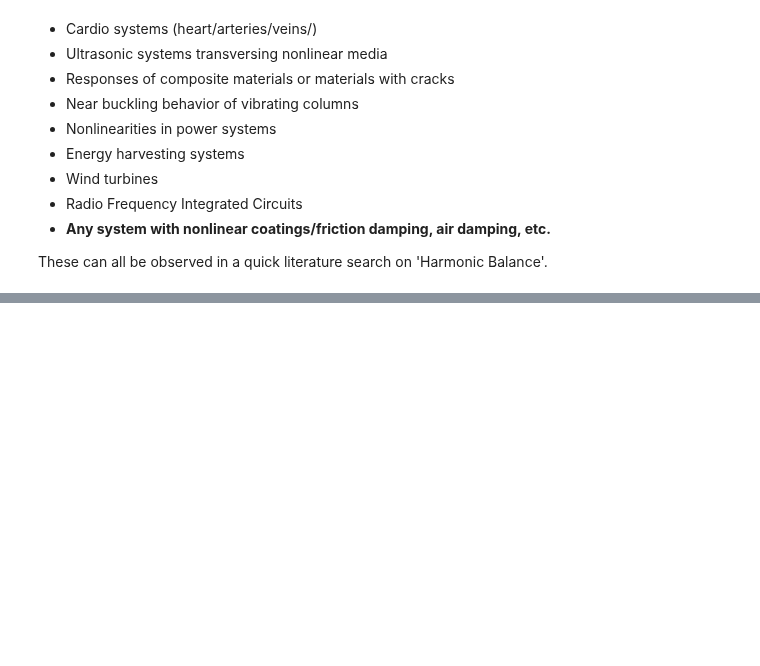
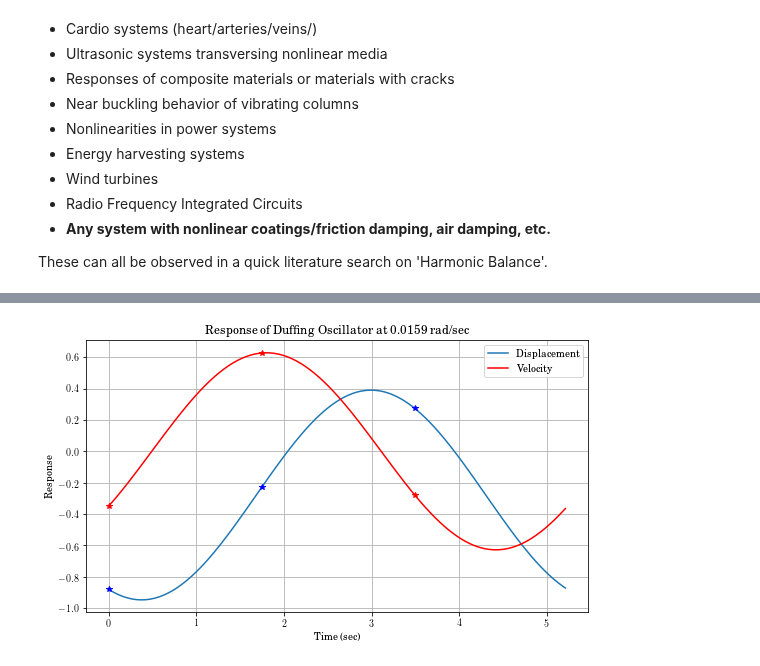
Before and after one commit to josephcslater/mousai, a Jupyter notebook: docs/tutorial/demos/Theory_and_Examples.ipynb, the cells around one changed output, grey strips where cells are left out. Cells and saved outputs as stored; diff of their text form; code cells hidden in the pictures; blank space fills up the shorter version.

```diff
--- a/docs/tutorial/demos/Theory_and_Examples.ipynb
+++ b/docs/tutorial/demos/Theory_and_Examples.ipynb
@@ -9,5 +10,7 @@ Joseph C. Slater, October 23, 2017
 import scipy as sp
 import numpy as np
 import matplotlib.pyplot as plt
+import matplotlib
 import mousai as ms
 from scipy import pi, sin
+matplotlib.rcParams['figure.figsize'] = (11, 5)
@@ -140,0 +176,14 @@ def two_dof_demo(x, params):
+# %%
+time, xc = ms.time_history(t, x)
+disp_plot, _ = plt.plot(time, xc.T[:, 0], t,
+                        x.T[:, 0], '*b', label='Displacement')
+vel_plot, _ = plt.plot(time, xc.T[:, 1], 'r',
+                       t, x.T[:, 1], '*r', label='Velocity')
+plt.legend(handles=[disp_plot, vel_plot])
+plt.xlabel('Time (sec)')
+plt.title('Response of Duffing Oscillator at 0.0159 rad/sec')
+plt.ylabel('Response')
+plt.legend
+plt.grid(True)
+# %% [output]
+[figure, added]
```
Also changed, not shown: parts of 50 cells of this notebook, 5 other files.
